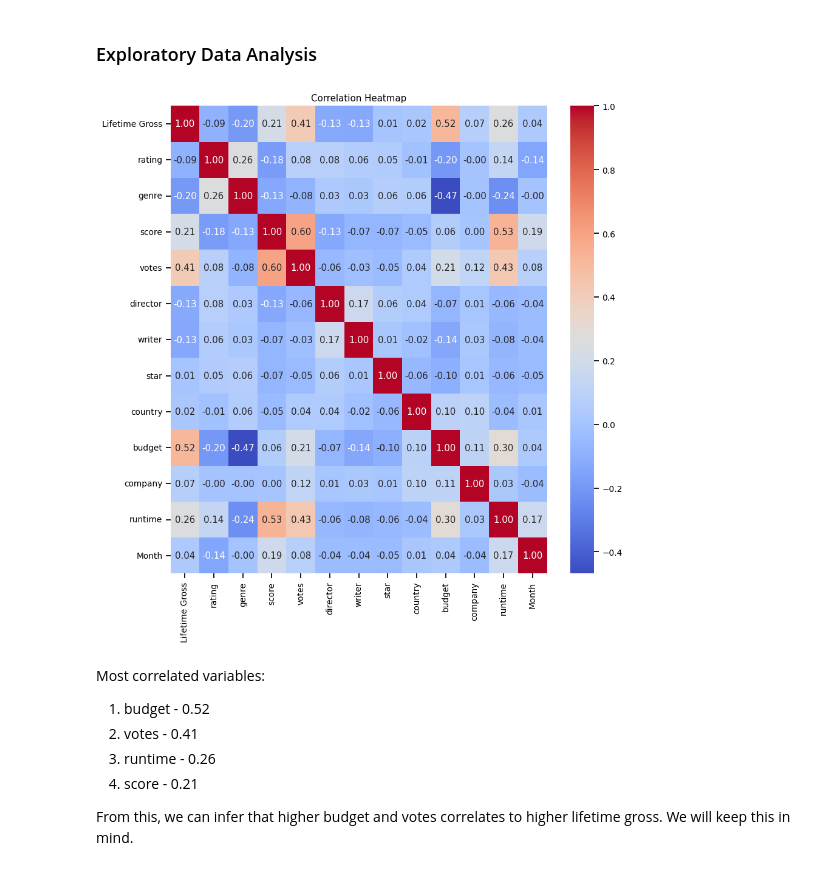
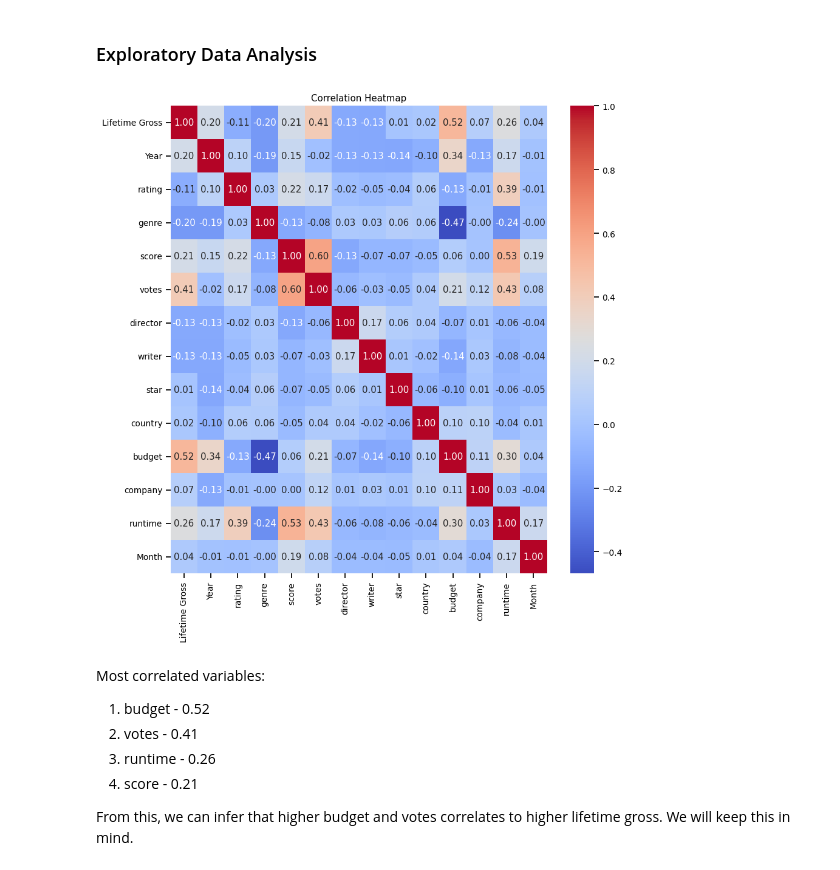
Before and after one commit to rhoyaki/PIC-16B-Final-Project, a Jupyter notebook: Movie Dataframe.ipynb, the cells around one changed output. Saved outputs shown, nothing was run; the diff lists cells and outputs as text; code cells hidden in the pictures.

```diff
--- a/Movie Dataframe.ipynb
+++ b/Movie Dataframe.ipynb
@@ -348,31 +350,36 @@ dtype: int64
 # %% [markdown]
 ### Exploratory Data Analysis
 # %%
-df2 = unique_titles_df.drop(["gross", "Title", "IMDB Rating", "Year"], axis = 1)
+df2 = unique_titles_df.drop(["gross", "Title", "IMDB Rating"], axis = 1)
 
 df2 = df2.dropna()
 
 le = LabelEncoder()
-string_cat = ["genre", "rating", "director", "writer", "star", "company", "country"]
+string_cat = ["genre", "director", "writer", "star", "company", "country"]
 for cat in string_cat:
     df2[cat] = le.fit_transform(df2[cat])
+
+le.fit(df2['rating'])
+le.classes_ = np.array(['Unknown', 'Not Rated', 'G', 'TV-PG', 'PG', 'PG-13', 'TV-MA', 'R'])
+df2['rating'] = le.transform(df2['rating'])
 
 #create correlation matrix
 correlation_matrix = df2.corr()
 correlation_matrix
 
 # Set context for the plot
 sns.set_context('notebook', font_scale=0.9)
+
 # Create a figure and axis
 fig, ax = plt.subplots(figsize=(10, 10))
 
 # Plot the heatmap
 sns.heatmap(ax=ax, data=correlation_matrix, annot=True, fmt='.2f', cmap='coolwarm')
 
 plt.title('Correlation Heatmap')
 plt.show()
 # %% [output]
-[figure, old version]
+[figure, new version]
 # %% [markdown]
 Most correlated variables:
 
```
Also changed, not shown: parts of 29 cells of this notebook.
